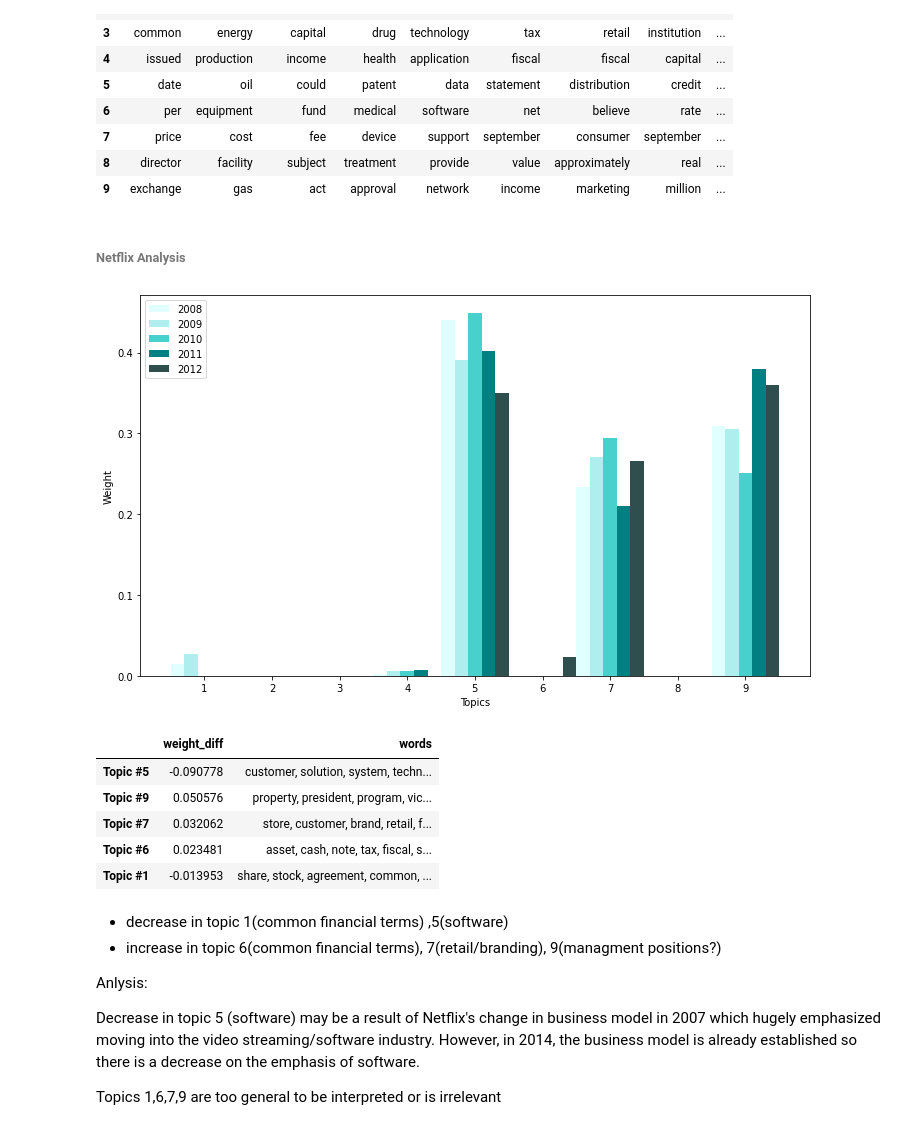
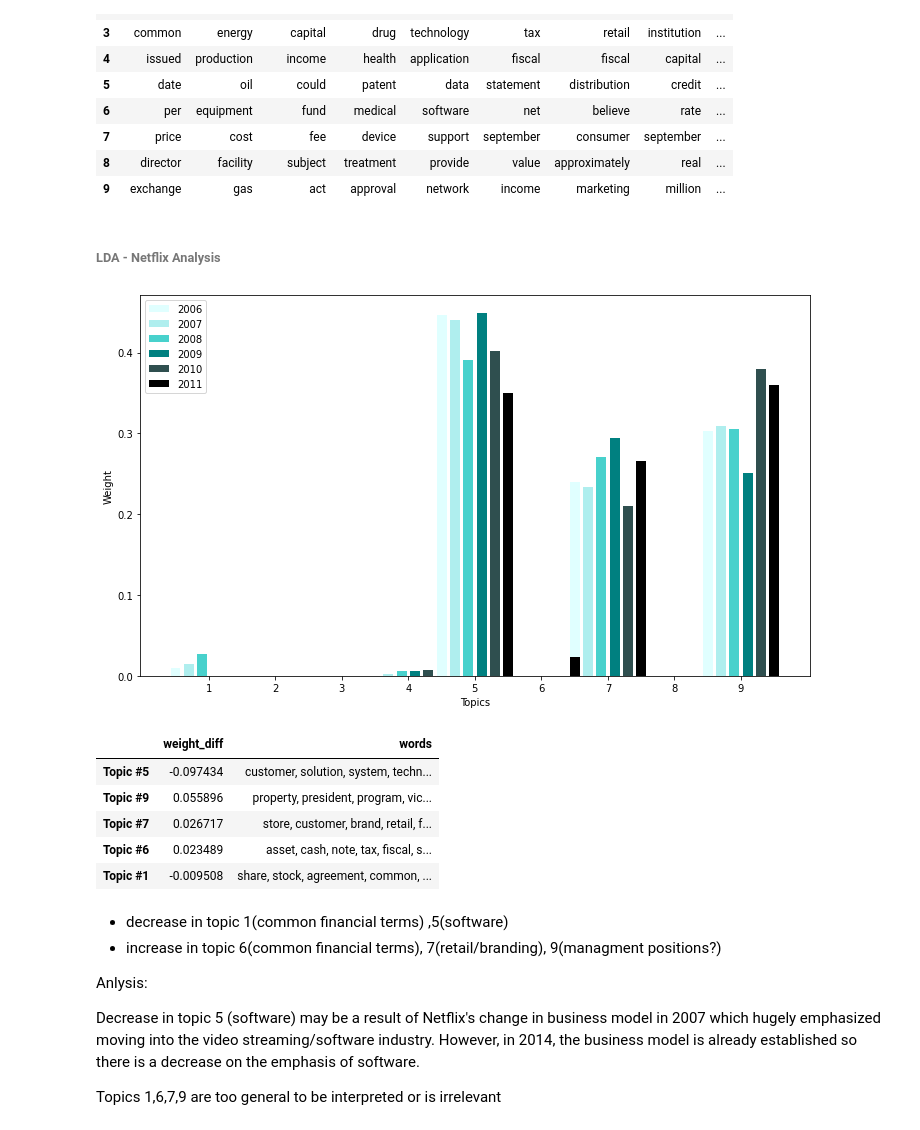
Before and after one commit to richardye101/ubineer_nlp_research, a Jupyter notebook: content/mary/Report_Topic_Modelling.ipynb, the cells around one changed output. Drawn from its saved outputs; the diff is of its cells as text; code cells hidden in the pictures.

Commit message:
update topic modelling

```diff
--- a/content/mary/Report_Topic_Modelling.ipynb
+++ b/content/mary/Report_Topic_Modelling.ipynb
@@ -40,7 +31,7 @@ In the history of the business, GE suffered through the financial crisis in 2008
 # %%
 ## Dynamic Topic Modelling with Netflix, GE
 targetComp = pd.read_csv("../data/dynamic_companies.csv")
-netflix = targetComp[targetComp["financialEntity"] == "financialEntities/params;cik=1065280"].sort_values(["filingDate"])
-ge = targetComp[targetComp["financialEntity"] == "financialEntities/params;cik=40545"].sort_values(["filingDate"])
+netflix = targetComp[targetComp["financialEntity"] == "financialEntities/params;cik=1065280"].sort_values(["reportingDate"])
+ge = targetComp[targetComp["financialEntity"] == "financialEntities/params;cik=40545"].sort_values(["reportingDate"])
 # %% [markdown]
 ##### Non-Negative Matrix Factorization
@@ -257,24 +253,24 @@ lda_topics
 | 8 | director | facility | subject | treatment | provide | value | approximately | real | ... |
 | 9 | exchange | gas | act | approval | network | income | marketing | million | ... |
 # %% [markdown]
-###### Netflix Analysis
+###### LDA - Netflix Analysis
 # %%
 netlfix_X = count_vectorizer.transform(netflix["coDescription"].tolist())
 netflix_top = lda.transform(netlfix_X)
-netflix_top_df = pd.DataFrame(netflix_top).set_index(netflix["filingDate"])
+netflix_top_df = pd.DataFrame(netflix_top).set_index(netflix["reportingDate"])
 std_func.graph_netflix(9, netflix_top_df)
 # %% [output]
-[figure, old version]
+[figure, new version]
 # %%
-#compare 2012 with 2008
+#compare 2011 with 2006
 std_func.get_differences(lda_topics,netflix_top_df.iloc[-1], netflix_top_df.iloc[0]).iloc[:5]
 # %% [output]
 |  | weight_diff | words |
-| Topic #5 | -0.090778 | customer, solution, system, techn... |
-| Topic #9 | 0.050576 | property, president, program, vic... |
-| Topic #7 | 0.032062 | store, customer, brand, retail, f... |
-| Topic #6 | 0.023481 | asset, cash, note, tax, fiscal, s... |
-| Topic #1 | -0.013953 | share, stock, agreement, common, ... |
+| Topic #5 | -0.097434 | customer, solution, system, techn... |
+| Topic #9 | 0.055896 | property, president, program, vic... |
+| Topic #7 | 0.026717 | store, customer, brand, retail, f... |
+| Topic #6 | 0.023489 | asset, cash, note, tax, fiscal, s... |
+| Topic #1 | -0.009508 | share, stock, agreement, common, ... |
 # %% [markdown]
 - decrease in topic 1(common financial terms) ,5(software)
 - increase in topic 6(common financial terms), 7(retail/branding), 9(managment positions?)
```
Also changed, not shown: parts of 28 cells of this notebook, 3 other files.
